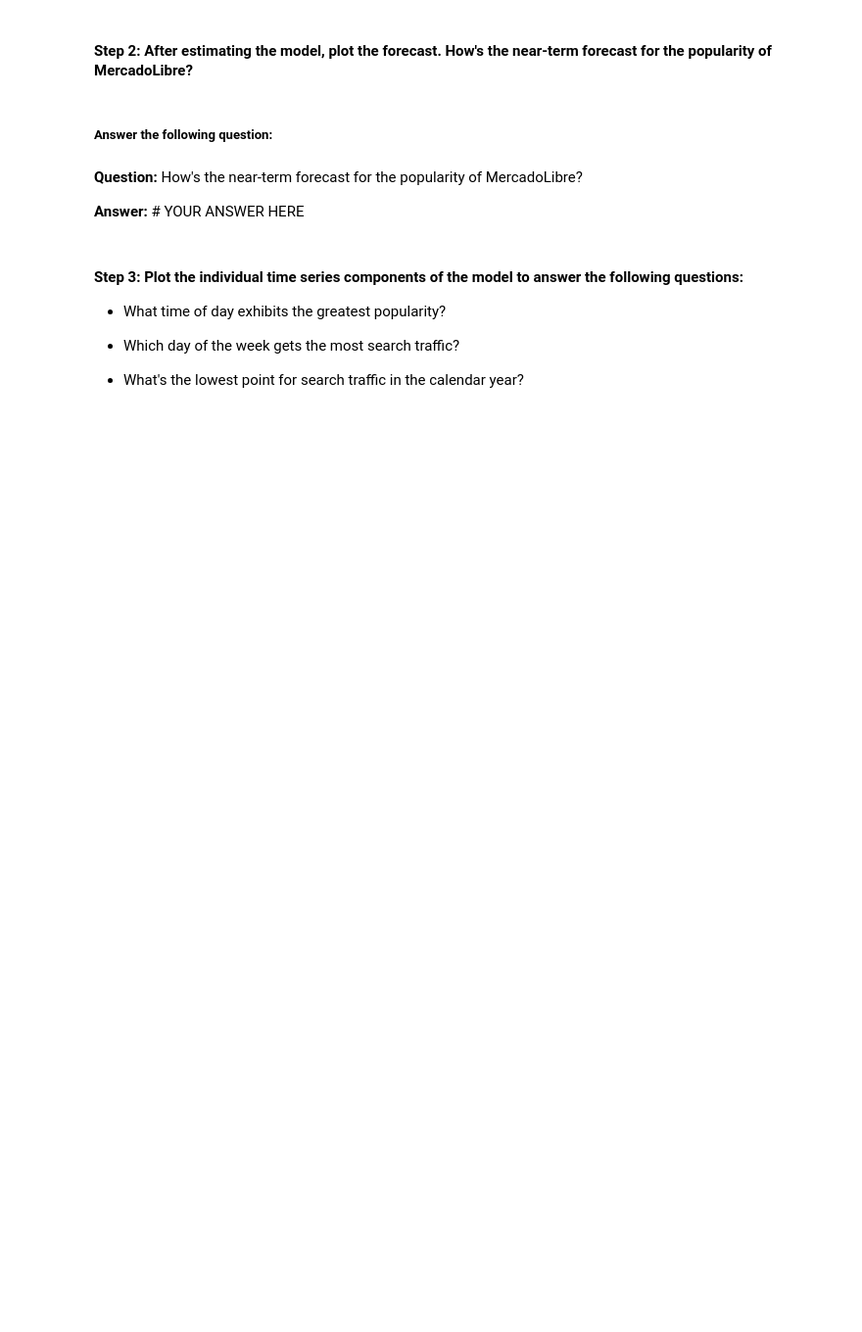
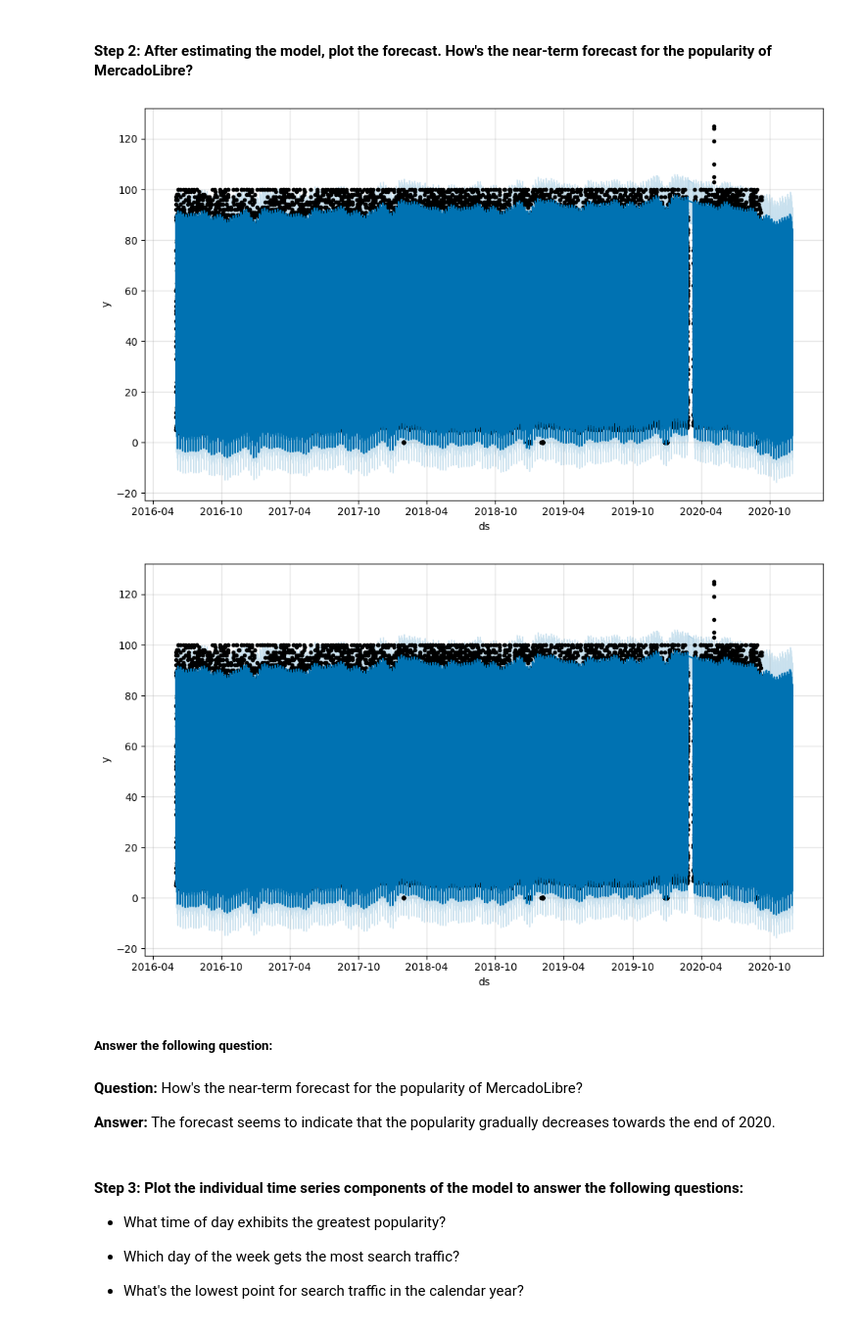
Before and after one commit to danlity0244/Forecasting-_Net_Prophet, a Jupyter notebook: forecasting_net_prophet.ipynb, the cells around one changed output. Shown at 98% size. Saved outputs shown, nothing was run; the diff lists cells and outputs as text; code cells hidden in the pictures; blank space fills up the shorter version.

```diff
--- a/forecasting_net_prophet.ipynb
+++ b/forecasting_net_prophet.ipynb
@@ -438,6 +567,6 @@ mercado_prophet_df = # YOUR CODE HERE
 # %%
 # Call the Prophet function, store as an object
-model_mercado_trends = # YOUR CODE HERE
+model_mercado_trends = Prophet()
 # %%
 # Fit the time-series model.
-# YOUR CODE HERE
+model_mercado_trends.fit(mercado_prophet_df)
@@ -444,7 +584,7 @@ model_mercado_trends = # YOUR CODE HERE
 # %%
 # Create a future dataframe to hold predictions
 # Make the prediction go out as far as 2000 hours (approx 80 days)
-future_mercado_trends = # YOUR CODE HERE
+future_mercado_trends = model_mercado_trends.make_future_dataframe(periods = 2000, freq = 'H')
 
 # View the last five rows of the future_mercado_trends DataFrame
-# YOUR CODE HERE
+display(future_mercado_trends.tail())
@@ -451,6 +598,7 @@ future_mercado_trends = # YOUR CODE HERE
 # %%
 # Make the predictions for the trend data using the future_mercado_trends DataFrame
-forecast_mercado_trends = # YOUR CODE HERE
+forecast_mercado_trends = model_mercado_trends.predict(future_mercado_trends)
 
 # Display the first five rows of the forecast_mercado_trends DataFrame
-# YOUR CODE HERE
+display(forecast_mercado_trends.head())
+display(forecast_mercado_trends.tail())
@@ -458,13 +621,16 @@ forecast_mercado_trends = # YOUR CODE HERE
 #### Step 2: After estimating the model, plot the forecast. How's the near-term forecast for the popularity of MercadoLibre?
 # %%
 # Plot the Prophet predictions for the Mercado trends data
-# YOUR CODE HERE
+model_mercado_trends.plot(forecast_mercado_trends)
+# %% [output]
+[figure, added]
+[figure, added]
 # %% [markdown]
 ##### Answer the following question:
 # %% [markdown]
 **Question:**  How's the near-term forecast for the popularity of MercadoLibre?
 
-**Answer:** # YOUR ANSWER HERE
+**Answer:** The forecast seems to indicate that the popularity gradually decreases towards the end of 2020.
 # %% [markdown]
 #### Step 3: Plot the individual time series components of the model to answer the following questions:
 
```
Also changed, not shown: parts of 57 cells of this notebook.
